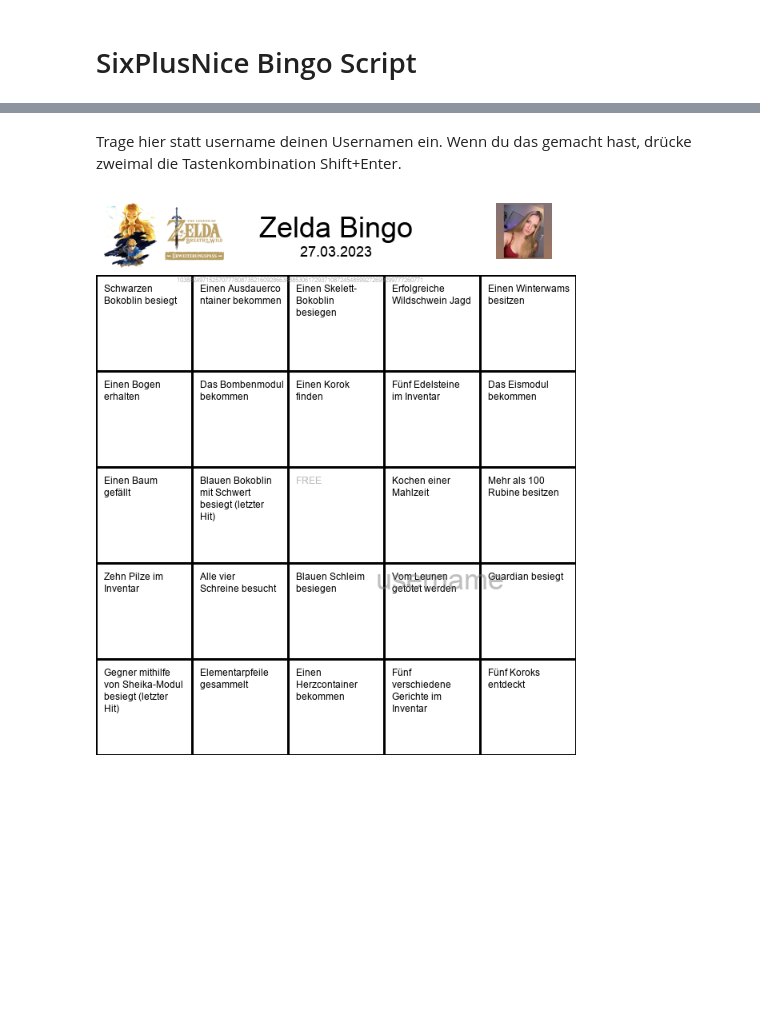
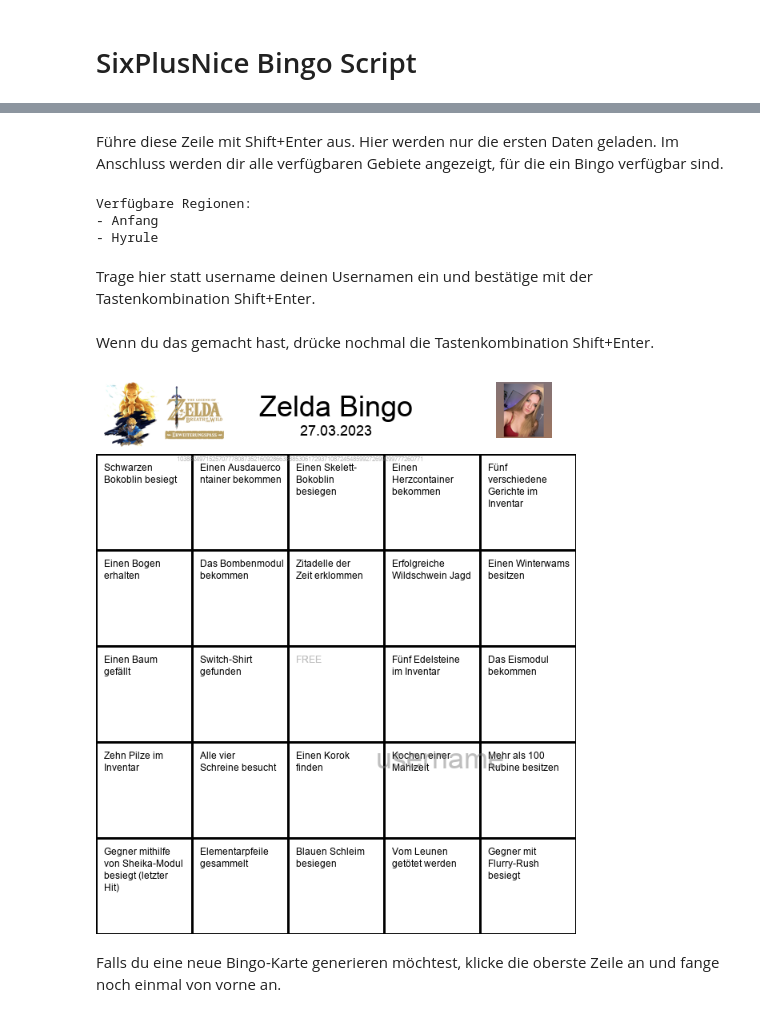
Before and after one commit to Zeddi92/SixPlusNiceBingo, a Jupyter notebook: Bingo.ipynb, the cells around one changed output, grey strips where cells are left out. Drawn from its saved outputs; the diff is of its cells as text; code cells hidden in the pictures; blank space fills up the shorter version.

Commit message:
Add files via upload
Added Functionality for more Games and Regions

```diff
--- a/Bingo.ipynb
+++ b/Bingo.ipynb
@@ -3,24 +25,52 @@
+# %% [markdown]
+Führe diese Zeile mit Shift+Enter aus. Hier werden nur die ersten Daten geladen. Im Anschluss werden dir alle verfügbaren Gebiete angezeigt, für die ein Bingo verfügbar sind.
+# %%
+import random
+import hashlib
+import textwrap
+from PIL import Image, ImageDraw, ImageFont
+from IPython.display import display
+import requests
+import datetime
+from io import BytesIO
+
+# Konstanten
+CARD_SIZE = (600, 700)
+FONT_NAME = "arial.ttf"
+current_region = 'default'
+
+# Erstellt den Dateipfad für das ausgewählte Spiel
+game_file = f"Games/{game_name}.txt"
+
+# Liest die Datei mitsamt der Regionen aus
+region_dict = {}
+with open(game_file, "r") as f:
+    for line in f:
+        line = line.strip()
+        if line.startswith('---REGION:'):
+            current_region = line.split(':', 1)[1].strip().rstrip('---').strip()
+            region_dict[current_region] = []
+        else:
+            region_dict[current_region].append(line)
+
+# Anzeigen aller verfügbaren Regionen
+print("Verfügbare Regionen:")
+for region in region_dict.keys():
+    print(f"- {region}")
+# %% [output]
+Verfügbare Regionen:
+- Anfang
+- Hyrule
 # %% [markdown]
-Trage hier statt username deinen Usernamen ein. Wenn du das gemacht hast, drücke zweimal die Tastenkombination Shift+Enter.
+Trage hier statt username deinen Usernamen ein und bestätige mit der Tastenkombination Shift+Enter.
 # %%
 seed_str = "username"
+selected_region = "Anfang"  # Ersetzen Sie dies durch die gewünschte Region
+# %% [markdown]
+Wenn du das gemacht hast, drücke nochmal die Tastenkombination Shift+Enter.
 # %%
-import random
-import hashlib
-import textwrap
-from PIL import Image, ImageDraw, ImageFont
-from IPython.display import display
-import requests
-import datetime
-from io import BytesIO
-
-# Konstanten
-CARD_SIZE = (600, 700)
-FONT_NAME = "arial.ttf"
-
-# Liest die Datei
-with open("botw_input.txt", "r") as f:
-    entries = f.read().splitlines()
+# Wählen Sie nur die Aufgaben aus der ausgewählten Region current_region
+entries = region_dict[selected_region]
 
 # Erzeugt einen Seed aus dem seed_str und mischt die Liste
 seed = int(hashlib.sha256(seed_str.encode()).hexdigest(), 16)
@@ -28,7 +78,7 @@ random.seed(seed)
 random.shuffle(entries)
 
 # Hinzufügen von Titel und Erstelldatum
-title = "Zelda Bingo"
+title = "Bingo"
 create_date = datetime.datetime.now().strftime("%d.%m.%Y")
 
 # URLs der Bilder
@@ -81,32 +131,34 @@ for i in range(5):
         draw.text((i*120+10, j*120+10+100), wrapped_text, font=font, fill=fill)
 
 # Wasserzeichen auf Bingo-Karte legen
 bingo_card.alpha_composite(watermark)
 
 # Titel und Erstelldatum hinzufügen
 title_font = ImageFont.truetype(FONT_NAME, 36)
 title_bbox = draw.textbbox((0, 0), title, font=title_font)
 title_width = title_bbox[2] - title_bbox[0]
 draw.text(((CARD_SIZE[0] - title_width) // 2, 20), title, font=title_font, fill=(0, 0, 0, 255))
 
 
 date_font = ImageFont.truetype(FONT_NAME, 18)
 date_bbox = draw.textbbox((0, 0), create_date, font=date_font)
 date_width = date_bbox[2] - date_bbox[0]
 draw.text(((CARD_SIZE[0] - date_width) // 2, 60), create_date, font=date_font, fill=(0, 0, 0, 255))
 
 # Bild hinzufügen
 image.thumbnail((150, 200))
 bingo_card.paste(image, (10, 10))
 
 # Avatar hinzufügen
 avatar.thumbnail((150, 150))
 bingo_card.paste(avatar, (500, 10))
 
 # Bingo Karte anzeigen lassen
 display(bingo_card)
 
 # Bingo Karte speichern
-bingo_card.save("output_file.png")
+bingo_card.save("Bingokarte.png")
 # %% [output]
-[figure, old version]
+[figure, new version]
+# %% [markdown]
+Falls du eine neue Bingo-Karte generieren möchtest, klicke die oberste Zeile an und fange noch einmal von vorne an.
```
Also changed, not shown: parts of 5 cells of this notebook.
